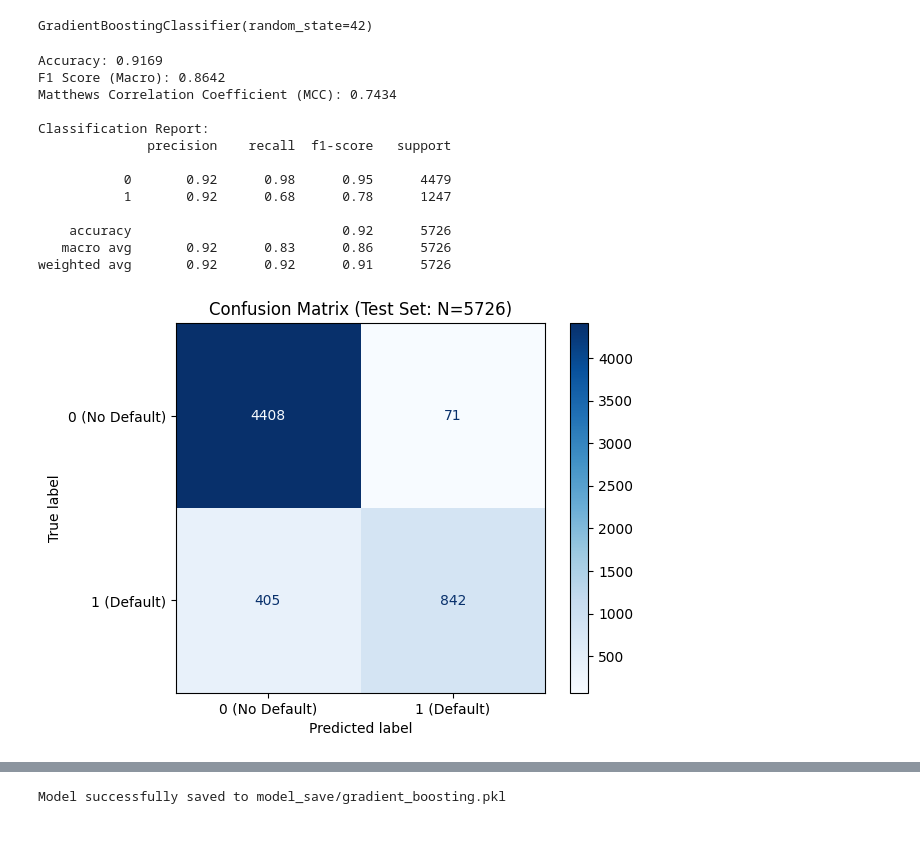
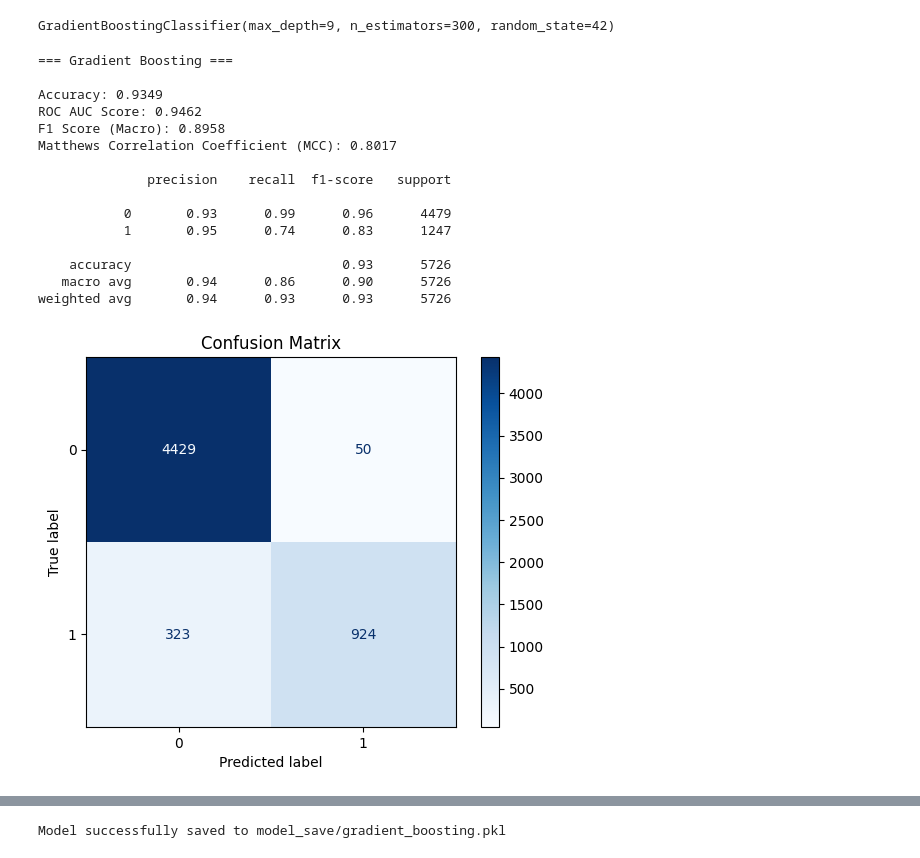
Before and after one commit to Void-sleepy/Data-Mining-Project, a Jupyter notebook: gradient_boosting.ipynb, the cells around one changed output, grey strips where cells are left out. Saved outputs shown, nothing was run; the diff lists cells and outputs as text; code cells hidden in the pictures.

```diff
--- a/gradient_boosting.ipynb
+++ b/gradient_boosting.ipynb
@@ -21,39 +21,43 @@ y = df['loan_status']
 X = pd.get_dummies(X, drop_first=True)
 X_train, X_test, y_train, y_test = train_test_split(X, y, test_size=0.2, random_state=42)
 # %%
-model = GradientBoostingClassifier(n_estimators=100, learning_rate=0.1, max_depth=3, random_state=42)
+model = GradientBoostingClassifier(n_estimators=300, learning_rate=0.1, max_depth=9, random_state=42)
 model.fit(X_train, y_train)
 # %% [output]
-GradientBoostingClassifier(random_state=42)
+GradientBoostingClassifier(max_depth=9, n_estimators=300, random_state=42)
 # %%
 y_pred = model.predict(X_test)
+y_prob = model.predict_proba(X_test)[:, 1]
+print(f"\n=== Gradient Boosting ===\n")
 print(f"Accuracy: {accuracy_score(y_test, y_pred):.4f}")
+print(f"ROC AUC Score: {roc_auc_score(y_test, y_prob):.4f}")
 print(f"F1 Score (Macro): {f1_score(y_test, y_pred, average='macro'):.4f}")
 print(f"Matthews Correlation Coefficient (MCC): {matthews_corrcoef(y_test, y_pred):.4f}\n")
-print("Classification Report:")
 print(classification_report(y_test, y_pred))
 # %% [output]
-Accuracy: 0.9169
-F1 Score (Macro): 0.8642
-Matthews Correlation Coefficient (MCC): 0.7434
+=== Gradient Boosting ===
 
-Classification Report:
+Accuracy: 0.9349
+ROC AUC Score: 0.9462
+F1 Score (Macro): 0.8958
+Matthews Correlation Coefficient (MCC): 0.8017
+
               precision    recall  f1-score   support
 
-           0       0.92      0.98      0.95      4479
-           1       0.92      0.68      0.78      1247
+           0       0.93      0.99      0.96      4479
+           1       0.95      0.74      0.83      1247
 
-    accuracy                           0.92      5726
-   macro avg       0.92      0.83      0.86      5726
-weighted avg       0.92      0.92      0.91      5726
+    accuracy                           0.93      5726
+   macro avg       0.94      0.86      0.90      5726
+weighted avg       0.94      0.93      0.93      5726
 # %%
 cm = confusion_matrix(y_test, y_pred)
-disp = ConfusionMatrixDisplay(confusion_matrix=cm, display_labels=["0 (No Default)", "1 (Default)"])
+disp = ConfusionMatrixDisplay(confusion_matrix=cm, display_labels=["0", "1"])
 disp.plot(cmap="Blues", values_format='d')
-plt.title("Confusion Matrix (Test Set: N=5726)")
+plt.title("Confusion Matrix")
 plt.grid(False)
 plt.show()
 # %% [output]
-[figure, old version]
+[figure, new version]
 # %%
 RocCurveDisplay.from_estimator(model, X_test, y_test, color="#4CAF50")
```
Also changed, not shown: parts of 5 cells of this notebook, 12 other files.
